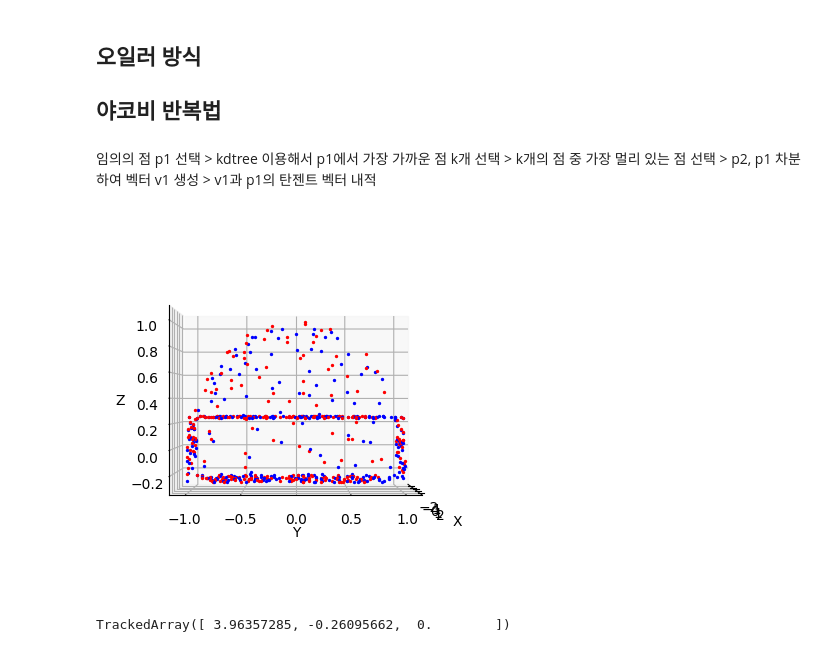
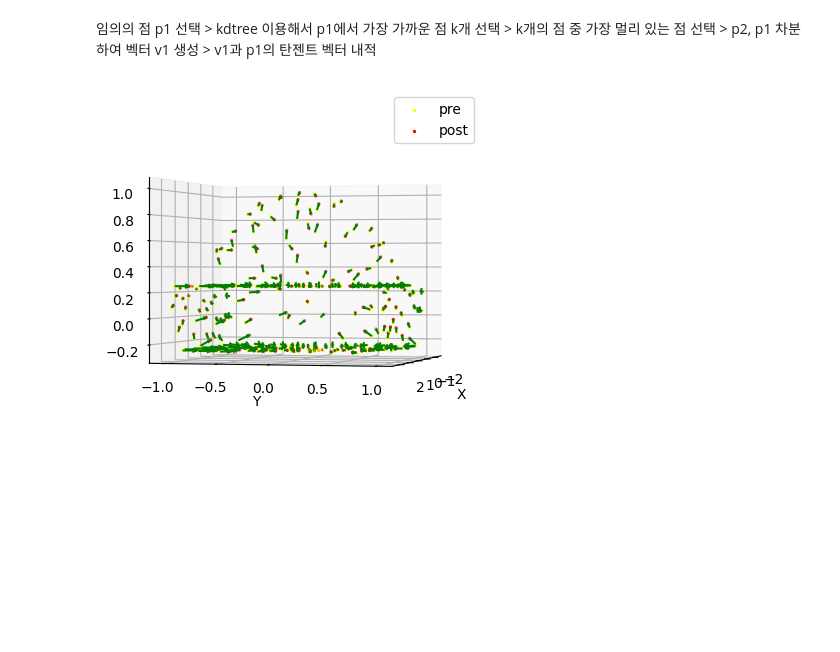
Before and after one commit to vinca0224/3D, a Jupyter notebook: sampleAndNormal.ipynb, the cells around one changed output. Cells and saved outputs as stored; diff of their text form; code cells hidden in the pictures; blank space fills up the shorter version.

```diff
--- a/sampleAndNormal.ipynb
+++ b/sampleAndNormal.ipynb
@@ -67,52 +68,57 @@ plt.show()
-# %% [markdown]
-## 오일러 방식
-## 야코비 반복법
 # %% [markdown]
 임의의 점 p1 선택 > kdtree 이용해서 p1에서 가장 가까운 점 k개 선택 > k개의 점 중 가장 멀리 있는 점 선택 > p2, p1 차분하여 벡터 v1 생성 > v1과 p1의 탄젠트 벡터 내적
 # %%
 from scipy.spatial import cKDTree
 
-tree = cKDTree(samples)
-
-projections = []
+tangents = []
 update_samples = samples.copy()
 
+tree = cKDTree(update_samples)
+
 for i in range(len(update_samples)):
-    distance, index = tree.query(update_samples[i], k=2)
-    p2_index = np.argmax(distance)
-    p2 = update_samples[p2_index]
+    # 점 하나에서 가장 가까운 9개의 점 선탣
+    distance, index = tree.query(update_samples[i], k=10)
+    # 9개 중 거리가 가장 먼 점 선택
+    p2 = update_samples[np.argmax(distance)]
 
+    #  p1과 p2 차분
     v1 = np.subtract(p2, update_samples[i])
-    projection = v1 - np.dot(v1, normals[i]) * normals[i]
 
-    projections.append(projection)
+    # v1과 노말벡터를 내적한 후, v1에서 노말벡터의 성분을 차분하여 노말벡터에 평행한 탄젠트 벡터 생성
+    tangent = np.subtract(v1, np.dot(v1, normals[i]) * normals[i])
 
-    update_samples[i] += 0.1 * projection
+    tangents.append(tangent)
+
+    update_samples[i] += 0.1 * tangent
+# %%
+tangents = np.array(tangents)
+# tangents
 # %%
 import matplotlib.pyplot as plt
 
 fig = plt.figure()
 ax = fig.add_subplot(111, projection='3d')
 
 # 샘플링된 점과 그 점에서의 법선 벡터 시각화
-for i in range(len(samples)):
 
-    # 샘플링된 점 그리기
-    ax.scatter(samples[i][0], samples[i][1], samples[i][2], marker= 'o', s=2, color= 'blue')
+# 샘플링된 점 그리기
+ax.scatter(samples[:,0], samples[:,1], samples[:,2], marker= 'o', s=2, color= 'yellow', label='pre')
 
-    # 샘플링된 점 그리기
-    ax.scatter(update_samples[i][0], update_samples[i][1], update_samples[i][2], marker= 'o', s=2, color= 'red')
+# 샘플링된 점 그리기
+ax.scatter(update_samples[:,0], update_samples[:,1], update_samples[:,2], marker= 'o', s=2, color= 'red', label='post')
+
+# # 탄젠트 벡터 그리기
+ax.quiver(samples[:,0], samples[:,1], samples[:,2],
+          tangents[:,0], tangents[:,1], tangents[:,2],
+          length=0.1, color='green')
 
 # 축과 제목 설정
 ax.set_xlabel('X')
 ax.set_ylabel('Y')
 ax.set_zlabel('Z')
-ax.view_init(elev=0, azim=0)
+ax.view_init(elev=0, azim=15)
+ax.legend()
 
 plt.show()
 # %% [output]
-[figure, old version]
+[figure, new version]
-# %%
-projection
-# %% [output]
-TrackedArray([ 3.96357285, -0.26095662,  0.        ])
```
Also changed, not shown: parts of 2 cells of this notebook.
